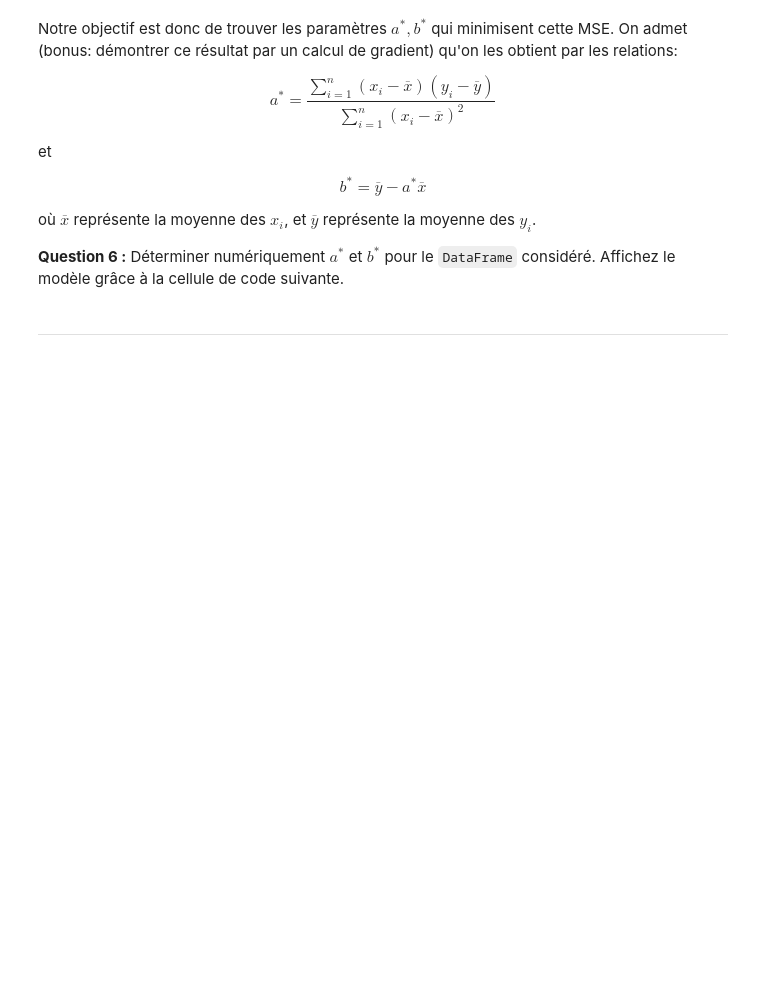
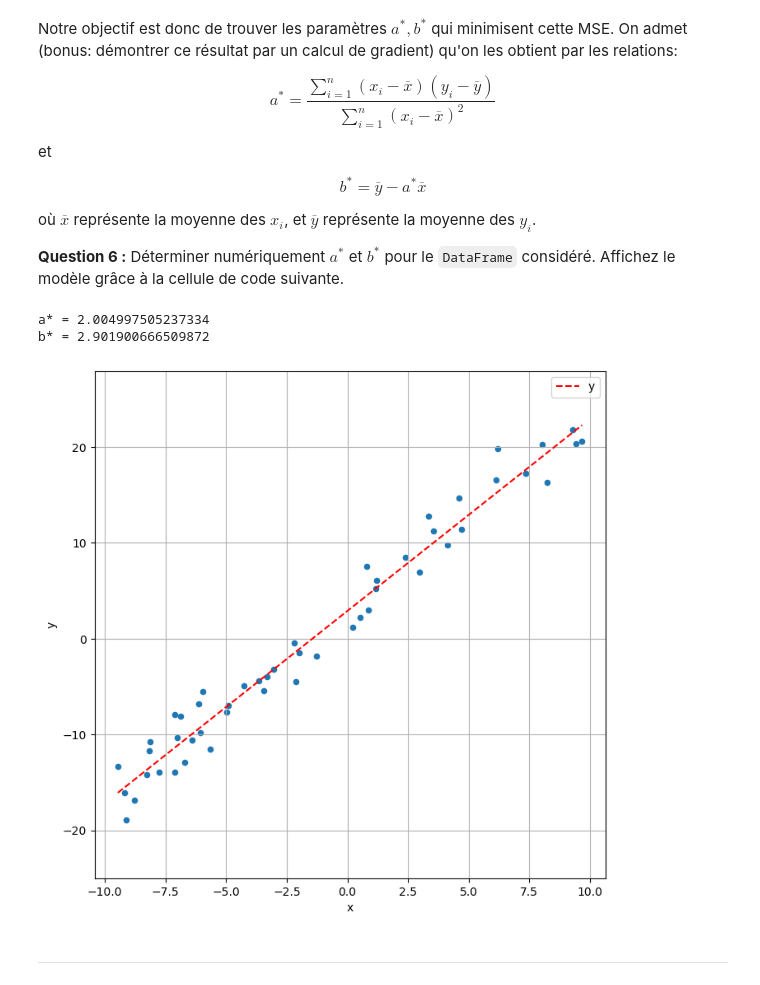
Before and after one commit to se-oumakhlouf/M1, a Jupyter notebook: Machine_Learning/td-3/TP3_regression_v2.ipynb, the cells around one changed output. Cells and saved outputs as stored; diff of their text form; code cells hidden in the pictures; blank space fills up the shorter version.

```diff
--- a/Machine_Learning/td-3/TP3_regression_v2.ipynb
+++ b/Machine_Learning/td-3/TP3_regression_v2.ipynb
@@ -532,10 +508,22 @@ où $\overline{x}$ représente la moyenne des $x_i$, et $\overline{y}$ représen
 
 **Question 6 :** Déterminer numériquement $a^*$ et $b^*$ pour le `DataFrame` considéré. Affichez le modèle grâce à la cellule de code suivante.
 # %%
-# Écrivez votre code ici.
+a2 = np.sum((x2 - np.mean(x2)) * (y2 - np.mean(y2))) / np.sum((x2 - np.mean(x2)) ** 2)
+b2 = np.mean(y2) - a2 * np.mean(x2)
+
+print(f"a* = {a2}")
+print(f"b* = {b2}")
+
+# je me suis basé sur le code de plot_1d_regression_samples pour formulé theta
+theta_new = np.array([a2, b2])
+# %% [output]
+a* = 2.004997505237334
+b* = 2.901900666509872
 # %%
 # Pour afficher le modèle obtenu
-utils.plot_1d_regression_samples(df2, theta=...)  # A COMPLETER
+utils.plot_1d_regression_samples(df2, theta=theta_new)
+# %% [output]
+[figure, added]
 # %% [markdown]
 ---
 # %% [markdown]
```
Also changed, not shown: parts of 31 cells of this notebook.
